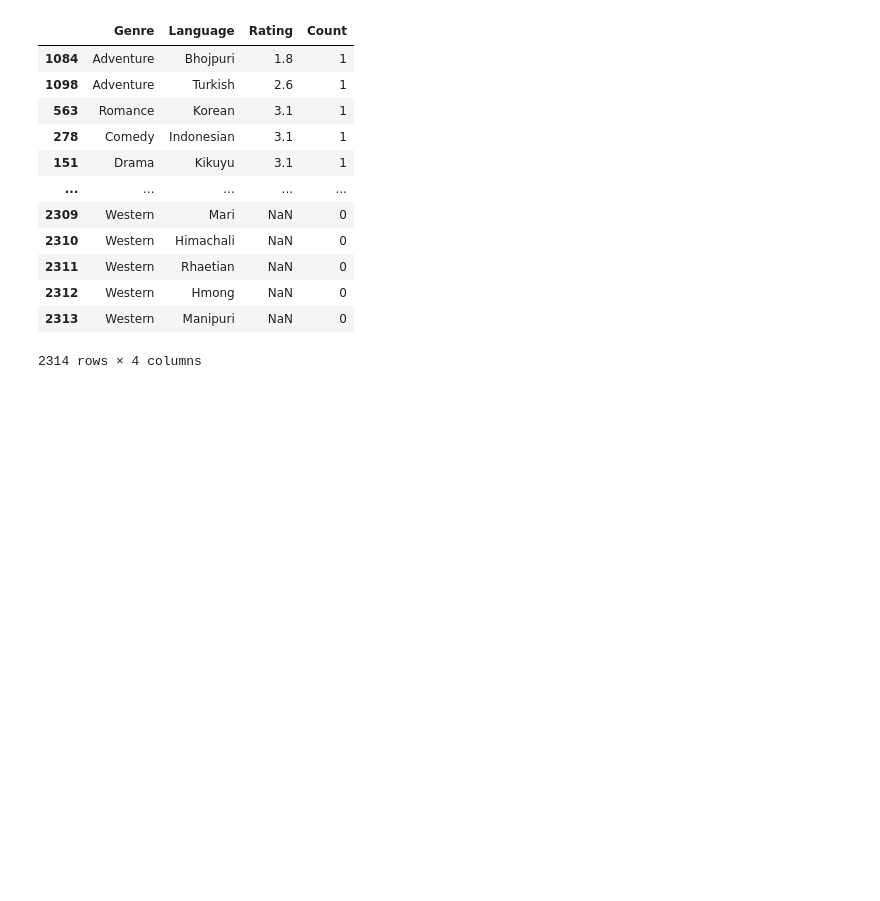
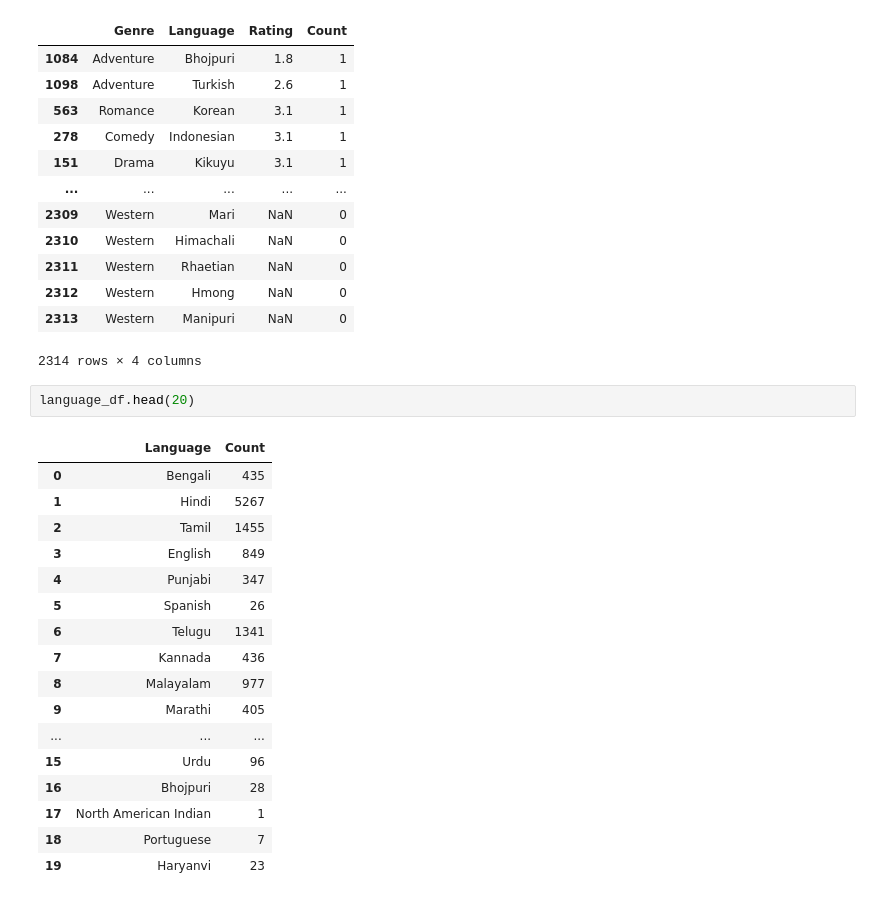
Before and after one commit to g-s01/indMov, a Jupyter notebook: data preprocessing/analysis.ipynb, the cells around one changed output. Saved outputs shown, nothing was run; the diff lists cells and outputs as text; blank space fills up the shorter version.

```diff
--- a/data preprocessing/analysis.ipynb
+++ b/data preprocessing/analysis.ipynb
@@ -344,3 +344,23 @@ avg_rating_df.sort_values(by='Rating', ascending=True)
 | 2312 | Western | Hmong | NaN | 0 |
 | 2313 | Western | Manipuri | NaN | 0 |
 2314 rows × 4 columns
+# %%
+language_df.head(20)
+# %% [output]
+|  | Language | Count |
+| 0 | Bengali | 435 |
+| 1 | Hindi | 5267 |
+| 2 | Tamil | 1455 |
+| 3 | English | 849 |
+| 4 | Punjabi | 347 |
+| 5 | Spanish | 26 |
+| 6 | Telugu | 1341 |
+| 7 | Kannada | 436 |
+| 8 | Malayalam | 977 |
+| 9 | Marathi | 405 |
+| ... | ... | ... |
+| 15 | Urdu | 96 |
+| 16 | Bhojpuri | 28 |
+| 17 | North American Indian | 1 |
+| 18 | Portuguese | 7 |
+| 19 | Haryanvi | 23 |
```
Also changed, not shown: parts of 3 cells of this notebook.
